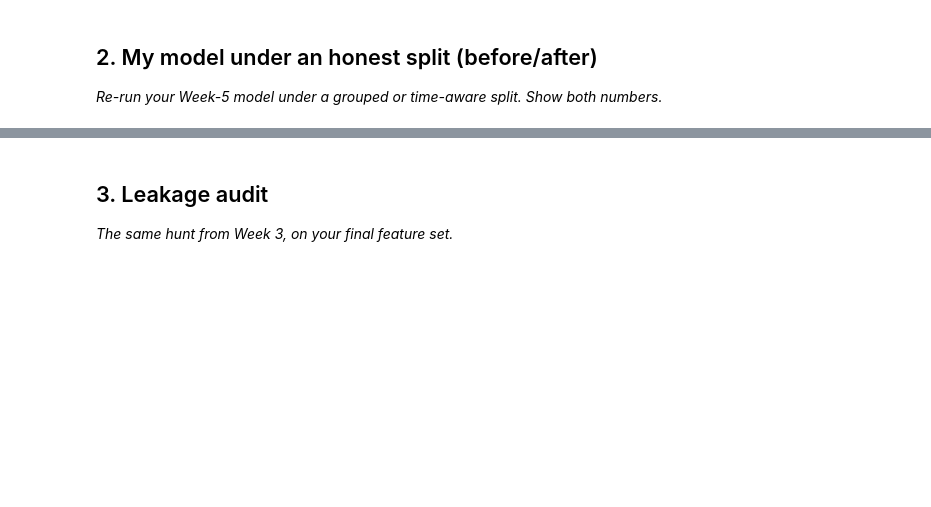
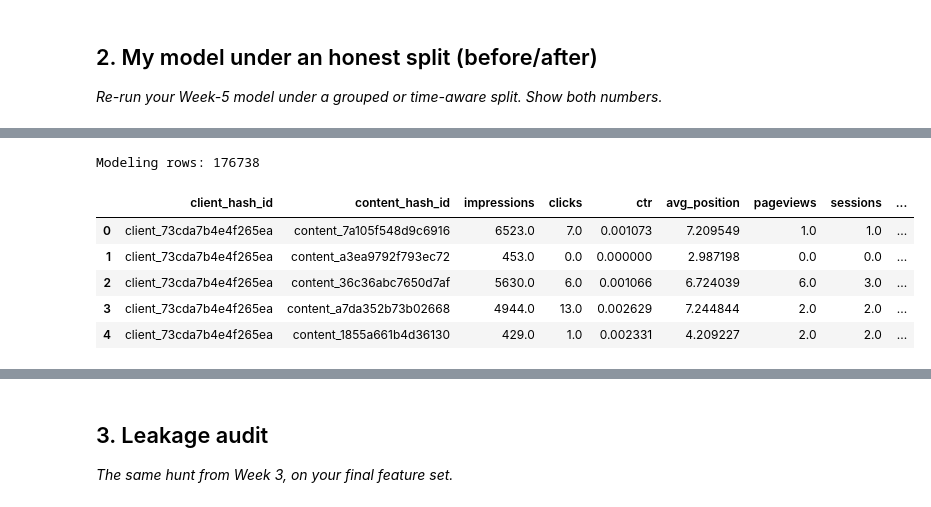
Before and after one commit to kiran162005/flyrank-ml, a Jupyter notebook: work/notebooks/w06_validation_audit.ipynb, the cells around one changed output, grey strips where cells are left out. Saved outputs shown, nothing was run; the diff lists cells and outputs as text; code cells hidden in the pictures; blank space fills up the shorter version.

```diff
--- a/work/notebooks/w06_validation_audit.ipynb
+++ b/work/notebooks/w06_validation_audit.ipynb
@@ -16,0 +91,48 @@ This skeleton is yours to fill. Work the sections **in order** — each one has
+# %%
+# ---------------------------------------------------------
+# 2. Build content-level modeling dataset
+# ---------------------------------------------------------
+
+model_data = con.sql(f"""
+WITH content AS (
+    SELECT
+        client_hash_id,
+        content_hash_id,
+
+        SUM(gsc_impressions) AS impressions,
+        SUM(gsc_clicks) AS clicks,
+
+        SUM(gsc_clicks) * 1.0
+            / NULLIF(SUM(gsc_impressions), 0) AS ctr,
+
+        AVG(gsc_avg_position) AS avg_position,
+
+        SUM(ga4_pageviews) AS pageviews,
+        SUM(ga4_sessions) AS sessions,
+        SUM(ga4_users) AS users
+
+    FROM {FACT}
+
+    WHERE gsc_data_available IS TRUE
+
+    GROUP BY
+        client_hash_id,
+        content_hash_id
+
+    HAVING SUM(gsc_impressions) > 0
+)
+
+SELECT *
+FROM content
+""").df()
+
+print("Modeling rows:", len(model_data))
+display(model_data.head())
+# %% [output]
+Modeling rows: 176738
+|  | client_hash_id | content_hash_id | impressions | clicks | ctr | avg_position | pageviews | sessions | ... |
+| 0 | client_73cda7b4e4f265ea | content_7a105f548d9c6916 | 6523.0 | 7.0 | 0.001073 | 7.209549 | 1.0 | 1.0 | ... |
+| 1 | client_73cda7b4e4f265ea | content_a3ea9792f793ec72 | 453.0 | 0.0 | 0.000000 | 2.987198 | 0.0 | 0.0 | ... |
+| 2 | client_73cda7b4e4f265ea | content_36c36abc7650d7af | 5630.0 | 6.0 | 0.001066 | 6.724039 | 6.0 | 3.0 | ... |
+| 3 | client_73cda7b4e4f265ea | content_a7da352b73b02668 | 4944.0 | 13.0 | 0.002629 | 7.244844 | 2.0 | 2.0 | ... |
+| 4 | client_73cda7b4e4f265ea | content_1855a661b4d36130 | 429.0 | 1.0 | 0.002331 | 4.209227 | 2.0 | 2.0 | ... |
```
Also changed, not shown: parts of 13 cells of this notebook.
